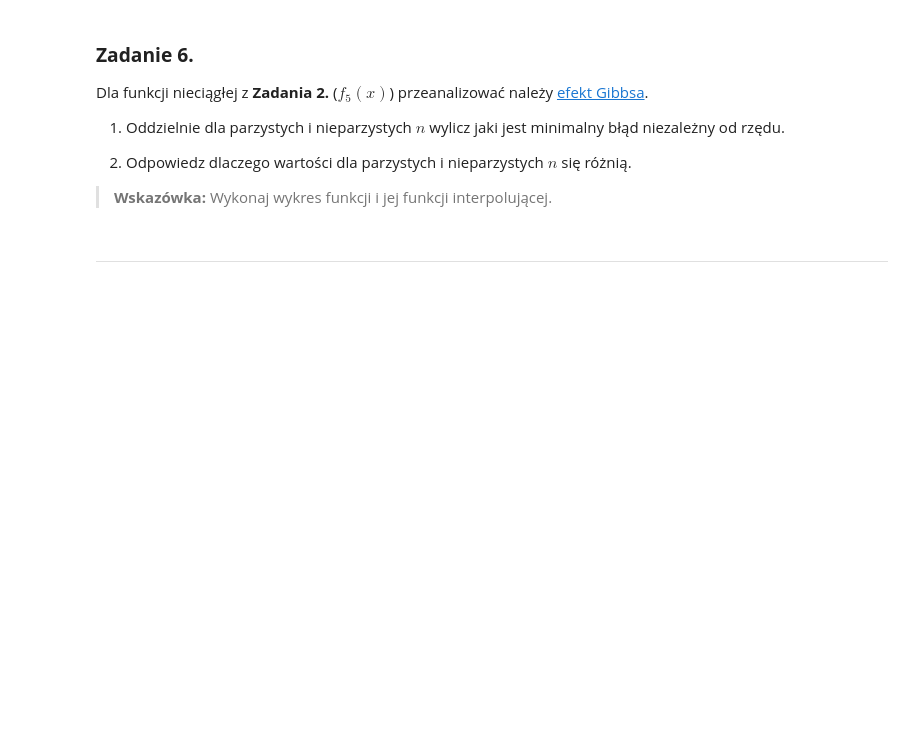
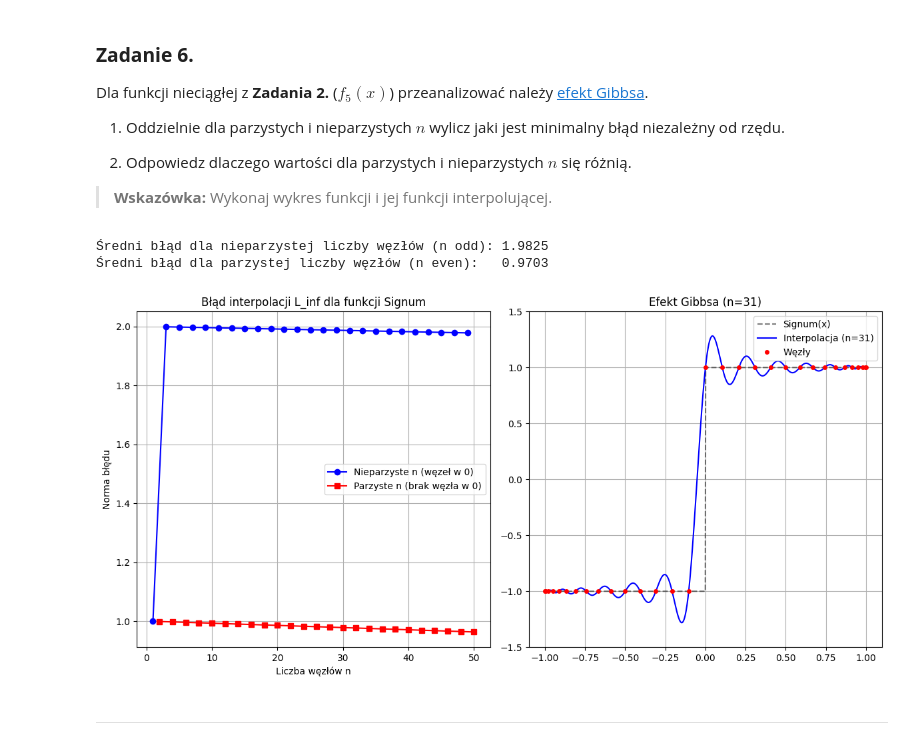
Before and after one commit to MN-KJ-2025/lab9-interpolacja-aAleNNx, a Jupyter notebook: sprawozdanie.ipynb, the cells around one changed output. Cells and saved outputs as stored; diff of their text form; code cells hidden in the pictures; blank space fills up the shorter version.

```diff
--- a/sprawozdanie.ipynb
+++ b/sprawozdanie.ipynb
@@ -207,3 +302,75 @@ Dla funkcji nieciągłej z **Zadania 2.** ($f_5(x)$) przeanalizować należy [ef
+# %%
+n_values = range(1, 51)  # Sprawdzamy n od 1 do 50
+errors_odd = []
+errors_even = []
+ns_odd = []
+ns_even = []
+
+x_dense = np.linspace(-1, 1, 1000)  # Gęsta siatka punktów do oceny błędu
+y_exact = f5(x_dense)
+
+for n in n_values:
+    # Generowanie węzłów
+    nodes = chebyshev_nodes(n)
+
+    # Generowanie wag (funkcja zwraca teraz jedną tablicę - to jest poprawne)
+    weights = bar_cheb_weights(n)
+
+    # Obliczenie wartości w węzłach
+    y_nodes = f5(nodes)
+
+    # Interpolacja
+    y_interp = barycentric_inte(nodes, y_nodes, weights, x_dense)
+
+    # Obliczenie błędu L_inf
+    error = L_inf(y_exact, y_interp)
+
+    # Rozdzielenie na parzyste i nieparzyste n
+    if n % 2 == 0:
+        errors_even.append(error)
+        ns_even.append(n)
+    else:
+        errors_odd.append(error)
+        ns_odd.append(n)
+
+# Wyświetlenie średnich błędów dla dużych n (asymptotycznie)
+print(f"Średni błąd dla nieparzystej liczby węzłów (n odd): {np.mean(errors_odd[-10:]):.4f}")
+print(f"Średni błąd dla parzystej liczby węzłów (n even):   {np.mean(errors_even[-10:]):.4f}")
+
+# 2. Wykresy
+plt.figure(figsize=(12, 6))
+
+# Wykres 1: Zależność błędu od n
+plt.subplot(1, 2, 1)
+plt.plot(ns_odd, errors_odd, 'bo-', label='Nieparzyste n (węzeł w 0)')
+plt.plot(ns_even, errors_even, 'rs-', label='Parzyste n (brak węzła w 0)')
+plt.title('Błąd interpolacji L_inf dla funkcji Signum')
+plt.xlabel('Liczba węzłów n')
+plt.ylabel('Norma błędu')
+plt.legend()
+plt.grid()
+
+# Wykres 2: Kształt funkcji interpolującej (Efekt Gibbsa)
+plt.subplot(1, 2, 2)
+n_plot = 31  # Wybieramy n nieparzyste, aby pokazać zachowanie z węzłem w 0
+nodes = chebyshev_nodes(n_plot)
+w = bar_cheb_weights(n_plot)
+y_interp = barycentric_inte(nodes, f5(nodes), w, x_dense)
+
+plt.plot(x_dense, y_exact, 'k--', label='Signum(x)', alpha=0.5)
+plt.plot(x_dense, y_interp, 'b-', label=f'Interpolacja (n={n_plot})')
+plt.plot(nodes, f5(nodes), 'ro', markersize=4, label='Węzły')
+plt.title(f'Efekt Gibbsa (n={n_plot})')
+plt.ylim(-1.5, 1.5)
+plt.legend()
+plt.grid()
+
+plt.tight_layout()
+plt.show()
+# %% [output]
+Średni błąd dla nieparzystej liczby węzłów (n odd): 1.9825
+Średni błąd dla parzystej liczby węzłów (n even):   0.9703
+[figure, added]
 # %% [markdown]
 ---
 # %% [markdown]
```
Also changed, not shown: parts of 9 cells of this notebook, 1 other file.
